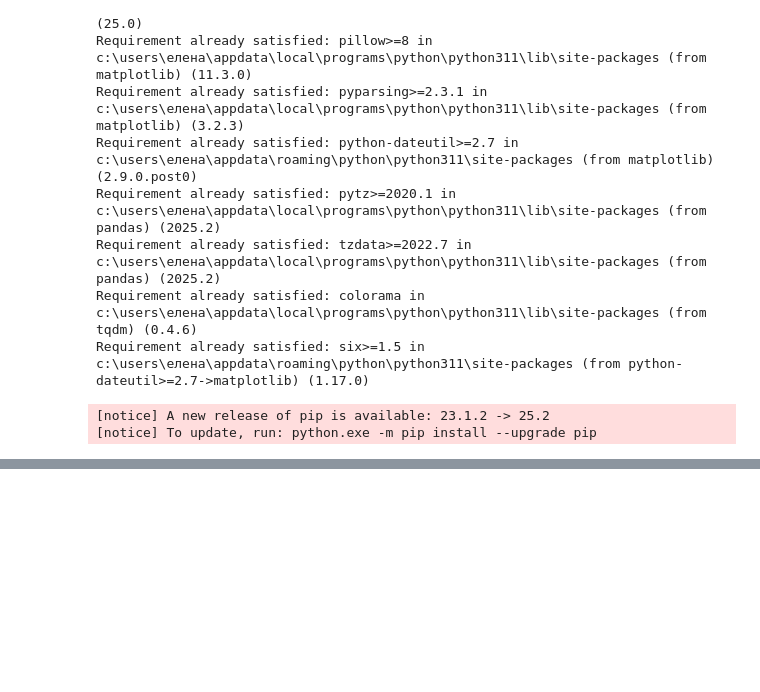
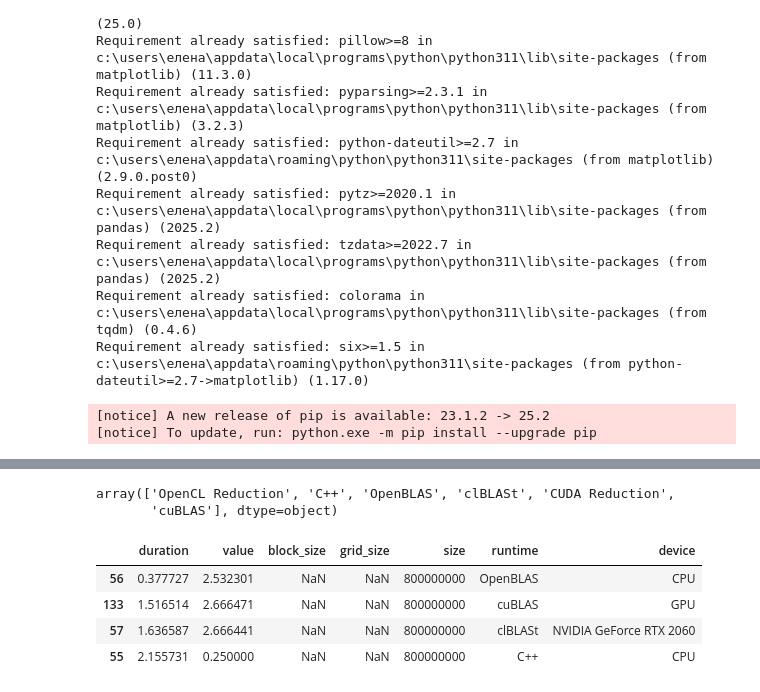
Before and after one commit to evsholukh/MatVec, a Jupyter notebook: graph.ipynb, the cells around one changed output, grey strips where cells are left out. Drawn from its saved outputs; the diff is of its cells as text; code cells hidden in the pictures; blank space fills up the shorter version.

```diff
--- a/graph.ipynb
+++ b/graph.ipynb
@@ -48 +48,17 @@ df.sort_values("duration", ascending=True)
+# %%
+runtimes = df["runtime"].unique()
+runtimes
+# %% [output]
+array(['OpenCL Reduction', 'C++', 'OpenBLAS', 'clBLASt', 'CUDA Reduction',
+       'cuBLAS'], dtype=object)
+# %%
+x = df[df['runtime'] != 'OpenCL Reduction']
+x = x[x['runtime'] != 'CUDA Reduction']
+x.sort_values("duration", ascending=True)
+# %% [output]
+|  | duration | value | block_size | grid_size | size | runtime | device |
+| 56 | 0.377727 | 2.532301 | NaN | NaN | 800000000 | OpenBLAS | CPU |
+| 133 | 1.516514 | 2.666471 | NaN | NaN | 800000000 | cuBLAS | GPU |
+| 57 | 1.636587 | 2.666441 | NaN | NaN | 800000000 | clBLASt | NVIDIA GeForce RTX 2060 |
+| 55 | 2.155731 | 0.250000 | NaN | NaN | 800000000 | C++ | CPU |
 # %%
```
Also changed, not shown: parts of 2 cells of this notebook.
